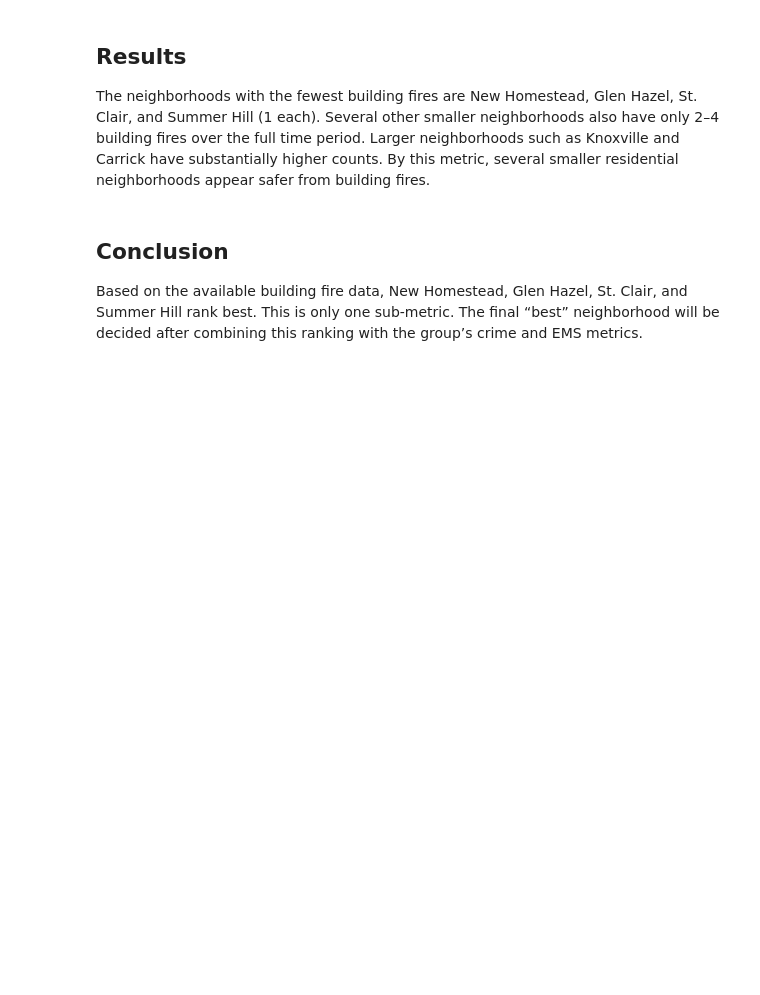
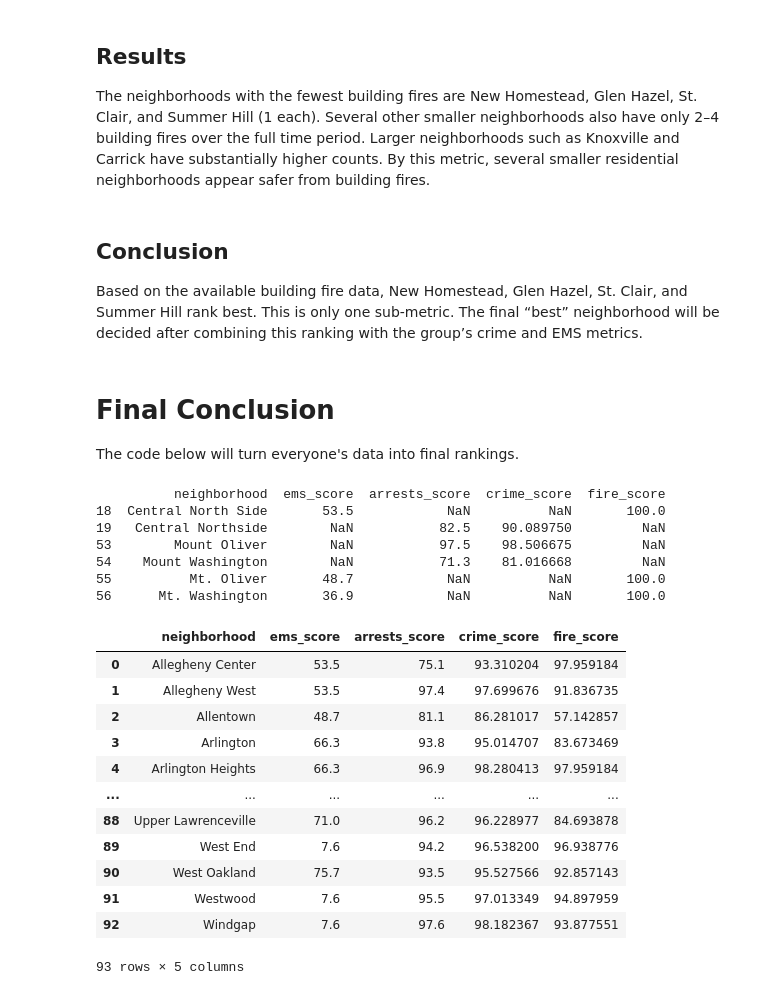
Before and after one commit to nathanPozzuto/Best_PGH_Neighborhood_26, a Jupyter notebook: Combined_Presentation.ipynb, the cells around one changed output. Cells and saved outputs as stored; diff of their text form; code cells hidden in the pictures; blank space fills up the shorter version.

```diff
--- a/Combined_Presentation.ipynb
+++ b/Combined_Presentation.ipynb
@@ -687,3 +687,81 @@ The neighborhoods with the fewest building fires are New Homestead, Glen Hazel,
 # %% [markdown]
 ## Conclusion
 Based on the available building fire data, New Homestead, Glen Hazel, St. Clair, and Summer Hill rank best. This is only one sub-metric. The final “best” neighborhood will be decided after combining this ranking with the group’s crime and EMS metrics.
+# %% [markdown]
+# Final Conclusion
+The code below will turn everyone's data into final rankings.
+# %%
+## Turn all 4 scores into data frames
+# EMS
+##print(neighborhood_df)
+
+# Arrests
+safety_list = list(safety_dict.items())
+arrests_df = pd.DataFrame(safety_list, columns=["neighborhood", "arrests_score"])
+# print(arrests_df)
+
+# Crime reports
+totalCrime_df = totalCrime.to_frame(name="Crime_Count").reset_index()
+totalCrime_df["Result"] = 1 - (totalCrime_df["Crime_Count"].astype(int) / 13259)
+#print(totalCrime_df)
+
+# Fires
+#print(building_counts)
+
+##Combine all four into one DataFrame
+
+# EMS
+ems = neighborhood_df[["neighborhood", "score"]].rename(columns={"score": "ems_score"})
+
+# Arrests
+arrests = arrests_df[["neighborhood", "arrests_score"]]
+
+# Crime reports (Result is 0-1, so scale to 0-100)
+crime = totalCrime_df.rename(columns={"Neighborhood": "neighborhood"}).copy()
+crime["crime_score"] = crime["Result"] * 100
+crime = crime[["neighborhood", "crime_score"]]
+
+# Fires (counts -> 0-100, fewer fires = higher score)
+fire = building_counts.rename("fire_count").reset_index()
+fire.columns = ["neighborhood", "fire_count"]
+fire = (fire.set_index("neighborhood")
+            .reindex(ems["neighborhood"], fill_value=0)
+            .reset_index())
+rng = fire["fire_count"].max() - fire["fire_count"].min()
+fire["fire_score"] = (1 - (fire["fire_count"] - fire["fire_count"].min()) / rng) * 100
+fire = fire[["neighborhood", "fire_score"]]
+
+# Clean names, then merge on neighborhood
+tables = [ems, arrests, crime, fire]
+for t in tables:
+    t["neighborhood"] = t["neighborhood"].str.strip()
+
+combined = tables[0]
+for t in tables[1:]:
+    combined = combined.merge(t, on="neighborhood", how="outer")
+
+# Rows with NaN mean a neighborhood name didn't match across datasets
+print(combined[combined.isna().any(axis=1)])
+
+combined
+# %% [output]
+          neighborhood  ems_score  arrests_score  crime_score  fire_score
+18  Central North Side       53.5            NaN          NaN       100.0
+19   Central Northside        NaN           82.5    90.089750         NaN
+53        Mount Oliver        NaN           97.5    98.506675         NaN
+54    Mount Washington        NaN           71.3    81.016668         NaN
+55          Mt. Oliver       48.7            NaN          NaN       100.0
+56      Mt. Washington       36.9            NaN          NaN       100.0
+|  | neighborhood | ems_score | arrests_score | crime_score | fire_score |
+| 0 | Allegheny Center | 53.5 | 75.1 | 93.310204 | 97.959184 |
+| 1 | Allegheny West | 53.5 | 97.4 | 97.699676 | 91.836735 |
+| 2 | Allentown | 48.7 | 81.1 | 86.281017 | 57.142857 |
+| 3 | Arlington | 66.3 | 93.8 | 95.014707 | 83.673469 |
+| 4 | Arlington Heights | 66.3 | 96.9 | 98.280413 | 97.959184 |
+| ... | ... | ... | ... | ... | ... |
+| 88 | Upper Lawrenceville | 71.0 | 96.2 | 96.228977 | 84.693878 |
+| 89 | West End | 7.6 | 94.2 | 96.538200 | 96.938776 |
+| 90 | West Oakland | 75.7 | 93.5 | 95.527566 | 92.857143 |
+| 91 | Westwood | 7.6 | 95.5 | 97.013349 | 94.897959 |
+| 92 | Windgap | 7.6 | 97.6 | 98.182367 | 93.877551 |
+93 rows × 5 columns
```
Also changed, not shown: parts of 1 cell of this notebook.
